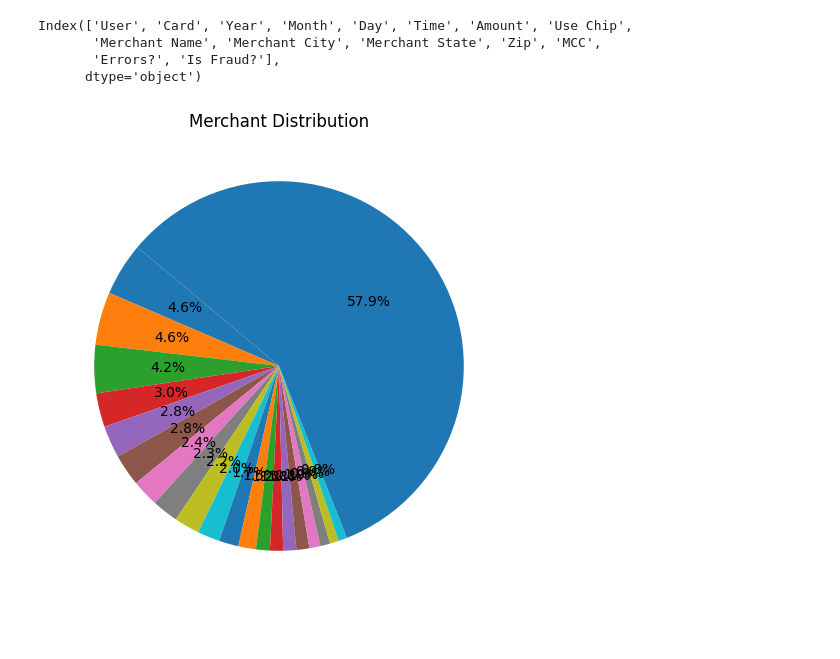
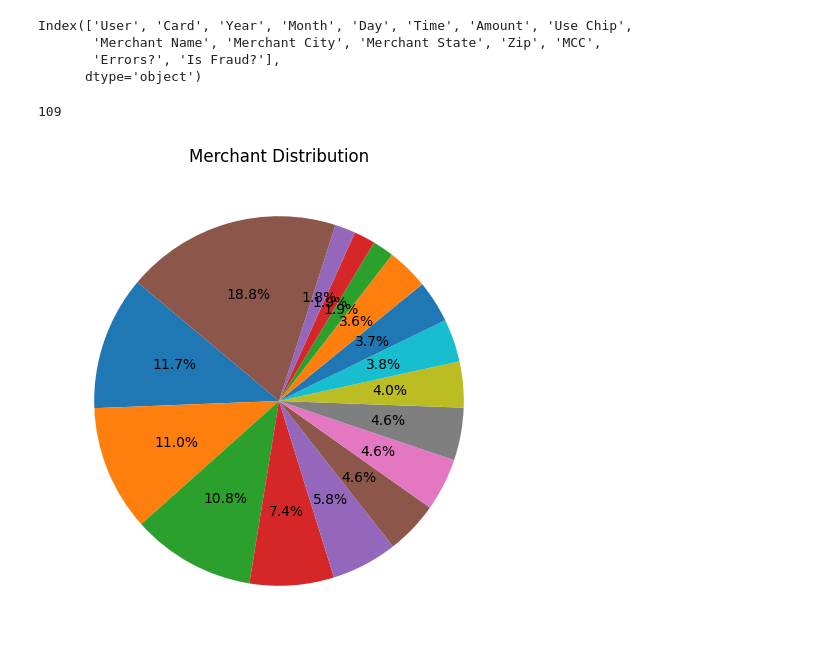
Before and after one commit to fkhan000/Credit-Card-Rec-System, a Jupyter notebook: src/analysis.ipynb, the cells around one changed output. Saved outputs shown, nothing was run; the diff lists cells and outputs as text; code cells hidden in the pictures.

```diff
--- a/src/analysis.ipynb
+++ b/src/analysis.ipynb
@@ -2,7 +2,7 @@
 import pandas as pd
 import os
 # %%
-transaction_set_filepath = os.path.join("..", "data", "credit_transactions-ibm_vs.csv")
+transaction_set_filepath = os.path.join("..", "data", "credit_card_transactions-ibm_v2.csv")
 
 df = pd.read_csv(transaction_set_filepath)
 df.head
@@ -34,16 +34,18 @@ Index(['User', 'Card', 'Year', 'Month', 'Day', 'Time', 'Amount', 'Use Chip',
 # %%
 import matplotlib.pyplot as plt
 
-value_counts = df['Merchant Name'].value_counts()
+value_counts = df['MCC'].value_counts()
+print(len(value_counts))
 
-top_values = value_counts[:20]
-other_sum = value_counts[20:].sum()
+top_values = value_counts[:15]
+other_sum = value_counts[15:].sum()
 
 top_values['Other'] = other_sum
 
 plt.figure(figsize=(6, 6))
 plt.pie(top_values, autopct='%1.1f%%', startangle=140)
 plt.title('Merchant Distribution')
 plt.show()
 # %% [output]
+109
-[figure, old version]
+[figure, new version]
```
Also changed, not shown: parts of 2 cells of this notebook, 2 other files.
